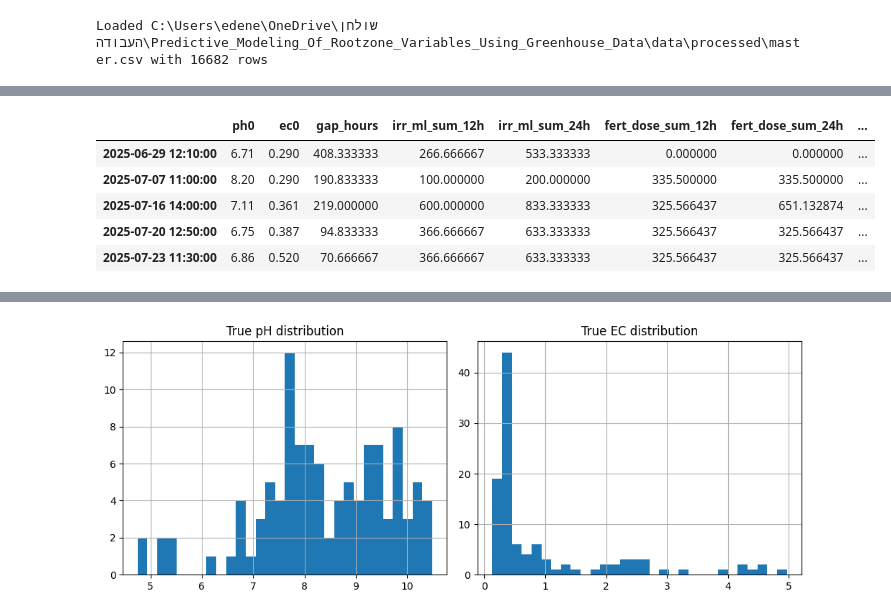
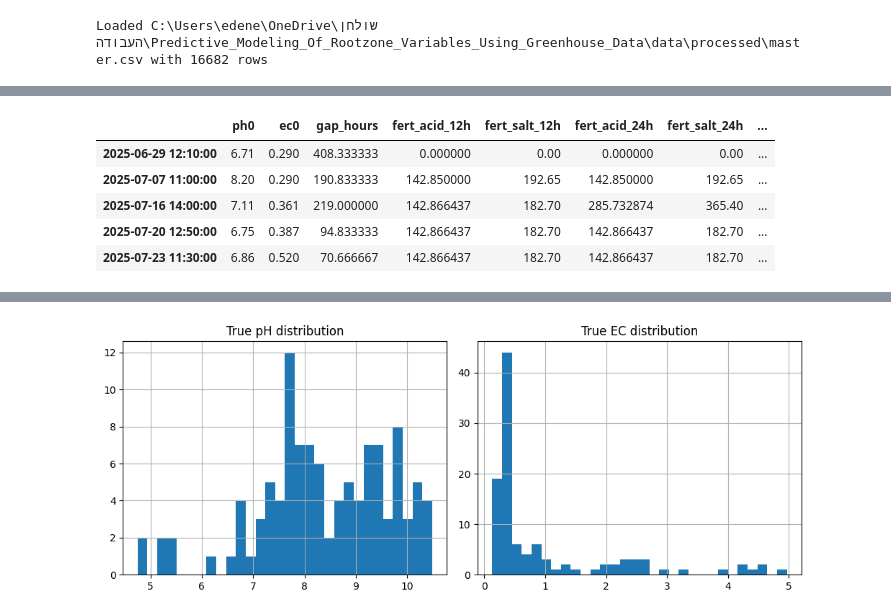
Before and after one commit to EliyahuEden/Predictive_Modeling_Of_Rootzone_Variables_Using_Greenhouse_Data, a Jupyter notebook: scripts/Continuous_Rootzone_Model.ipynb, the cells around one changed output, grey strips where cells are left out. Cells and saved outputs as stored; diff of their text form; code cells hidden in the pictures.

```diff
--- a/scripts/Continuous_Rootzone_Model.ipynb
+++ b/scripts/Continuous_Rootzone_Model.ipynb
@@ -81,11 +81,10 @@ Loaded C:\Users\edene\OneDrive\שולחן העבודה\Predictive_Modeling_Of_Ro
 # %%
 # Dynamic feature extraction for continuous anchor->current simulation.
 master_df = df.copy().sort_index()
+exclude_from_ts = pd.Timestamp('2025-09-18 23:59:59')
+master_df = master_df.loc[master_df.index <= exclude_from_ts].copy()
+print('Filtered data from', exclude_from_ts, 'backward. Remaining rows:', len(master_df))
 
-# Exclude problematic period from cutoff onward so flagged intervals are not used.
-exclude_from_ts = pd.Timestamp('2025-09-18 15:10:00')
-master_df = master_df.loc[master_df.index < exclude_from_ts].copy()
-print('Excluded data from', exclude_from_ts, 'forward. Remaining rows:', len(master_df))
 
 # Fertilizer dose columns used across rolling windows.
 FERT_DOSE_COLS = [
@@ -122,11 +121,17 @@ def _get_fert_any(frame: pd.DataFrame) -> pd.Series:
     return pd.Series(0.0, index=frame.index)
 
 
+ACID_FERTS = ['Ammonium Nitrate [mg] -NH4NO3', 'Phosphoric acid[mg]-H3PO4']
+SALT_FERTS = [
+    'Monopotassium Phosphate[mg] -KH2PO4',
+    'Potassium Chloride[mg] - KCL',
+    'Kortin [mg]',
+    'Gypsum - CaSO4*2H2O [mg]'
+]
+
 def get_features_for_row(master_df: pd.DataFrame, anchor_idx: pd.Timestamp, current_idx: pd.Timestamp) -> dict:
     t0 = pd.Timestamp(anchor_idx)
     t1 = pd.Timestamp(current_idx)
-    if t1 < t0:
-        raise ValueError(f'current_idx {t1} is earlier than anchor_idx {t0}')
 
     anchor_row = master_df.loc[t0]
     ph0 = float(anchor_row['ph'])
@@ -134,54 +139,36 @@ def get_features_for_row(master_df: pd.DataFrame, anchor_idx: pd.Timestamp, curr
     gap_hours = float((t1 - t0).total_seconds() / 3600.0)
 
     seg = master_df.loc[t0:t1]
-
-    # חלונות הזמן הנדרשים בלבד (12, 24 שעות)
     w12 = master_df.loc[t1 - timedelta(hours=12):t1]
     w24 = master_df.loc[t1 - timedelta(hours=24):t1]
 
-    # חישובי השקיה ודישון
-    fert_dose_sum_12h = _sum_available(w12, FERT_DOSE_COLS)
-    fert_dose_sum_24h = _sum_available(w24, FERT_DOSE_COLS)
+    # --- חישוב הפרדה כימית ---
+    fert_acid_12h = _sum_available(w12, ACID_FERTS)
+    fert_salt_12h = _sum_available(w12, SALT_FERTS)
+    fert_acid_24h = _sum_available(w24, ACID_FERTS)
+    fert_salt_24h = _sum_available(w24, SALT_FERTS)
+
     irr_ml_sum_12h = float(_to_num(w12['irrigation_ml_current']).sum()) if 'irrigation_ml_current' in w12.columns else 0.0
     irr_ml_sum_24h = float(_to_num(w24['irrigation_ml_current']).sum()) if 'irrigation_ml_current' in w24.columns else 0.0
 
-    # =========================================================
-    # 🌟 הפיצ'רים המשופרים (Input Proxy & Driving Forces)
-    # =========================================================
-    # 1. ריכוז הדשן הנכנס (כמה חומר יש על כל מ"ל מים)
-    fert_concentration_12h = float(fert_dose_sum_12h / (irr_ml_sum_12h + 1.0))
-    fert_concentration_24h = float(fert_dose_sum_24h / (irr_ml_sum_24h + 1.0))
+    # --- פיצ'רים פיזיקליים משופרים ---
+    fert_concentration_24h = float((fert_acid_24h + fert_salt_24h) / (irr_ml_sum_24h + 1.0))
+    fert_acid_concentration_24h = float(fert_acid_24h / (irr_ml_sum_24h + 1.0))
+    ec_driving_force_24h = float(fert_concentration_24h - ec0)
+    ph_driving_force_24h = float(fert_acid_24h / (ph0 + 1e-3))
 
-    # 2. כוח מניע EC (האם אנחנו ממליחים או שוטפים את המצע?)
-    ec_driving_force_24h = float(fert_concentration_24h - ec0)
-
-    # 3. עומס חומציות (היחס בין כמות הדשן/חומצה לבין ה-PH הנוכחי)
-    ph_driving_force_24h = float(fert_concentration_24h / (ph0 + 1e-3))
-    # =========================================================
-
-    # =========================================================
-    # 🌟 הפיצ'רים הפיזיקליים החדשים (VPD וקרינה)
-    # =========================================================
-    # 1. קרינה מצטברת מהעוגן ועד עכשיו (מנוע האידוי הראשון)
+    # קרינה ו-VPD
     rad_sum_t0_t1 = float(_to_num(seg['internal_radiation']).sum()) if 'internal_radiation' in seg.columns else 0.0
-
-    # 2. חישוב VPD (Vapor Pressure Deficit) ב-kPa
     if 'internal_air_temp_c' in seg.columns and 'internal_rh_%' in seg.columns:
         tseg = _to_num(seg['internal_air_temp_c'])
         rhseg = _to_num(seg['internal_rh_%'])
-        # נוסחת טטנס לחישוב לחץ אדים רווי ואמיתי
         e_s = 0.6108 * np.exp((17.27 * tseg) / (tseg + 237.3))
         vpd_seg = e_s * (1.0 - (rhseg / 100.0))
         vpd_mean_t0_t1 = float(vpd_seg.mean()) if len(vpd_seg) > 0 else 0.0
     else:
         vpd_mean_t0_t1 = 0.0
-    # =========================================================
 
-    et0_sum = float(_to_num(seg['ET0']).sum()) if 'ET0' in seg.columns else 0.0
-    ET0_sum_per_hour = float(et0_sum / gap_hours) if gap_hours > 0 else 0.0
-    soil_temp_mean = float(_to_num(seg['soil_temp_pred']).mean()) if 'soil_temp_pred' in seg.columns else 0.0
-
-    # זמן שעבר מאז השקיה/דישון אחרונים
+    # --- חישוב זמנים מאז השקיה ודישון אחרונים ---
     if 'irrigation_ml_current' in master_df.columns:
         irr_hist = _to_num(master_df.loc[:t1, 'irrigation_ml_current'])
         irr_idx = irr_hist[irr_hist > 0].index
@@ -194,24 +181,23 @@ def get_features_for_row(master_df: pd.DataFrame, anchor_idx: pd.Timestamp, curr
     hours_since_last_fert_t1 = float((t1 - fert_idx.max()).total_seconds() / 3600.0) if len(fert_idx) > 0 else np.nan
 
     return {
-        'ph0': ph0,
-        'ec0': ec0,
-        'gap_hours': gap_hours,
+        'ph0': ph0, 'ec0': ec0, 'gap_hours': gap_hours,
+        'fert_acid_12h': fert_acid_12h,
+        'fert_salt_12h': fert_salt_12h,
+        'fert_acid_24h': fert_acid_24h,
+        'fert_salt_24h': fert_salt_24h,
         'irr_ml_sum_12h': irr_ml_sum_12h,
         'irr_ml_sum_24h': irr_ml_sum_24h,
-        'fert_dose_sum_12h': fert_dose_sum_12h,
-        'fert_dose_sum_24h': fert_dose_sum_24h,
-
         'fert_concentration_24h': fert_concentration_24h,
+        'fert_acid_concentration_24h': fert_acid_concentration_24h,
         'ec_driving_force_24h': ec_driving_force_24h,
         'ph_driving_force_24h': ph_driving_force_24h,
         'rad_sum_t0_t1': rad_sum_t0_t1,
         'vpd_mean_t0_t1': vpd_mean_t0_t1,
-
-        'ET0_sum_per_hour': ET0_sum_per_hour,
+        'soil_temp_mean': float(_to_num(seg['soil_temp_pred']).mean()) if 'soil_temp_pred' in seg.columns else 0.0,
+        'ET0_sum_per_hour': float(_to_num(seg['ET0']).sum() / gap_hours) if gap_hours > 0 else 0.0,
         'hrs_since_last_irrig_t1': hrs_since_last_irrig_t1,
-        'hours_since_last_fert_t1': hours_since_last_fert_t1,
-        'soil_temp_mean': soil_temp_mean
+        'hours_since_last_fert_t1': hours_since_last_fert_t1
     }
 
 
@@ -246,6 +232,6 @@ Built diagnostic ds: 100 | features: 16
-|  | ph0 | ec0 | gap_hours | irr_ml_sum_12h | irr_ml_sum_24h | fert_dose_sum_12h | fert_dose_sum_24h | ... |
-| 2025-06-29 12:10:00 | 6.71 | 0.290 | 408.333333 | 266.666667 | 533.333333 | 0.000000 | 0.000000 | ... |
-| 2025-07-07 11:00:00 | 8.20 | 0.290 | 190.833333 | 100.000000 | 200.000000 | 335.500000 | 335.500000 | ... |
-| 2025-07-16 14:00:00 | 7.11 | 0.361 | 219.000000 | 600.000000 | 833.333333 | 325.566437 | 651.132874 | ... |
-| 2025-07-20 12:50:00 | 6.75 | 0.387 | 94.833333 | 366.666667 | 633.333333 | 325.566437 | 325.566437 | ... |
-| 2025-07-23 11:30:00 | 6.86 | 0.520 | 70.666667 | 366.666667 | 633.333333 | 325.566437 | 325.566437 | ... |
+|  | ph0 | ec0 | gap_hours | fert_acid_12h | fert_salt_12h | fert_acid_24h | fert_salt_24h | ... |
+| 2025-06-29 12:10:00 | 6.71 | 0.290 | 408.333333 | 0.000000 | 0.00 | 0.000000 | 0.00 | ... |
+| 2025-07-07 11:00:00 | 8.20 | 0.290 | 190.833333 | 142.850000 | 192.65 | 142.850000 | 192.65 | ... |
+| 2025-07-16 14:00:00 | 7.11 | 0.361 | 219.000000 | 142.866437 | 182.70 | 285.732874 | 365.40 | ... |
+| 2025-07-20 12:50:00 | 6.75 | 0.387 | 94.833333 | 142.866437 | 182.70 | 142.866437 | 182.70 | ... |
+| 2025-07-23 11:30:00 | 6.86 | 0.520 | 70.666667 | 142.866437 | 182.70 | 142.866437 | 182.70 | ... |
```
Also changed, not shown: parts of 5 cells of this notebook, 2 other files.
